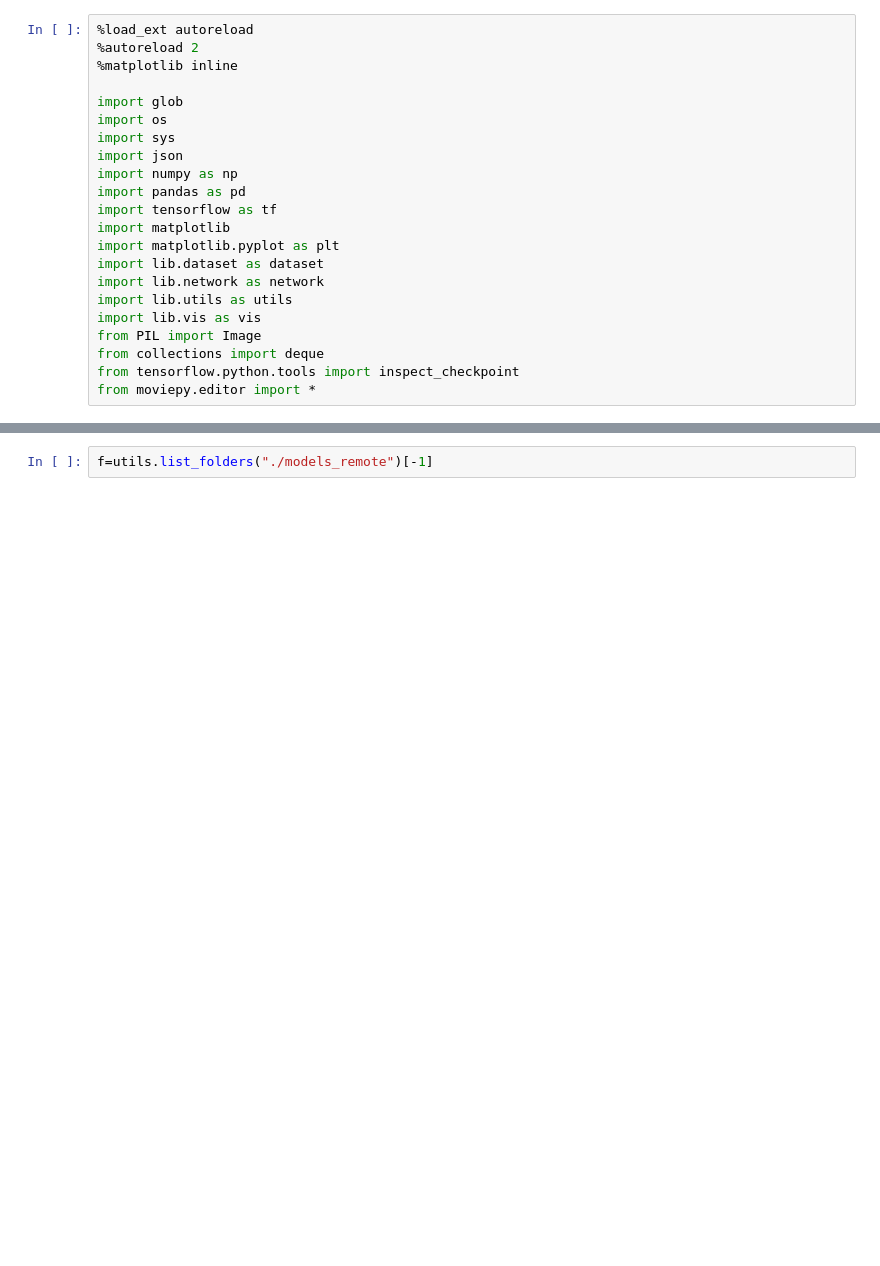
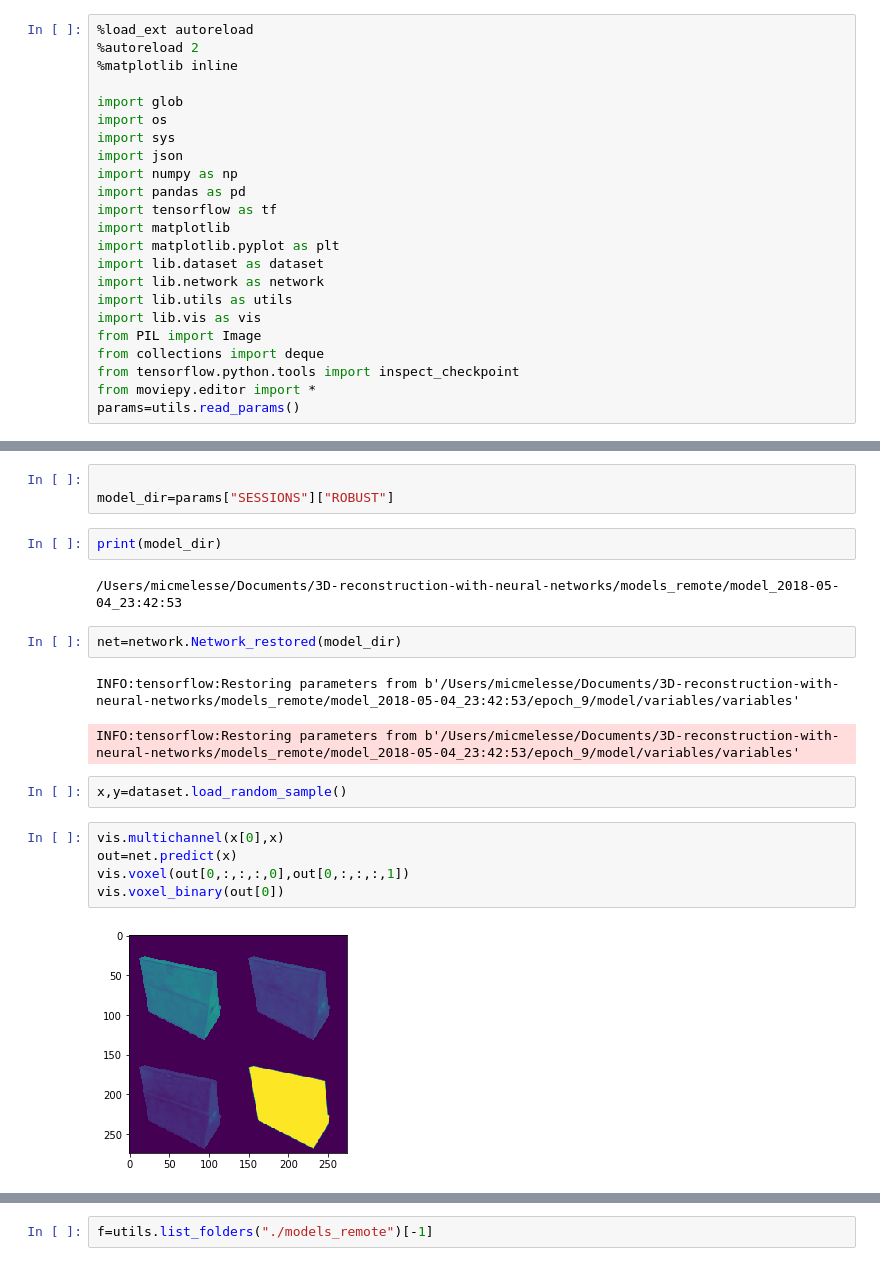
Before and after one commit to micmelesse/3D-reconstruction-with-Neural-Networks, a Jupyter notebook: playground.ipynb, the cells around one changed output, grey strips where cells are left out. Saved outputs shown, nothing was run; the diff lists cells and outputs as text; blank space fills up the shorter version.

```diff
--- a/playground.ipynb
+++ b/playground.ipynb
@@ -20,3 +20,4 @@ from PIL import Image
 from collections import deque
 from tensorflow.python.tools import inspect_checkpoint
 from moviepy.editor import *
+params=utils.read_params()
@@ -22,0 +73,21 @@ from moviepy.editor import *
+# %%
+
+model_dir=params["SESSIONS"]["ROBUST"]
+# %%
+print(model_dir)
+# %% [output]
+/Users/micmelesse/Documents/3D-reconstruction-with-neural-networks/models_remote/model_2018-05-04_23:42:53
+# %%
+net=network.Network_restored(model_dir)
+# %% [output]
+INFO:tensorflow:Restoring parameters from b'/Users/micmelesse/Documents/3D-reconstruction-with-neural-networks/models_remote/model_2018-05-04_23:42:53/epoch_9/model/variables/variables'
+INFO:tensorflow:Restoring parameters from b'/Users/micmelesse/Documents/3D-reconstruction-with-neural-networks/models_remote/model_2018-05-04_23:42:53/epoch_9/model/variables/variables'
+# %%
+x,y=dataset.load_random_sample()
+# %%
+vis.multichannel(x[0],x)
+out=net.predict(x)
+vis.voxel(out[0,:,:,:,0],out[0,:,:,:,1])
+vis.voxel_binary(out[0])
+# %% [output]
+[figure, added]
```
Also changed, not shown: parts of 16 cells of this notebook, 44 other files.
